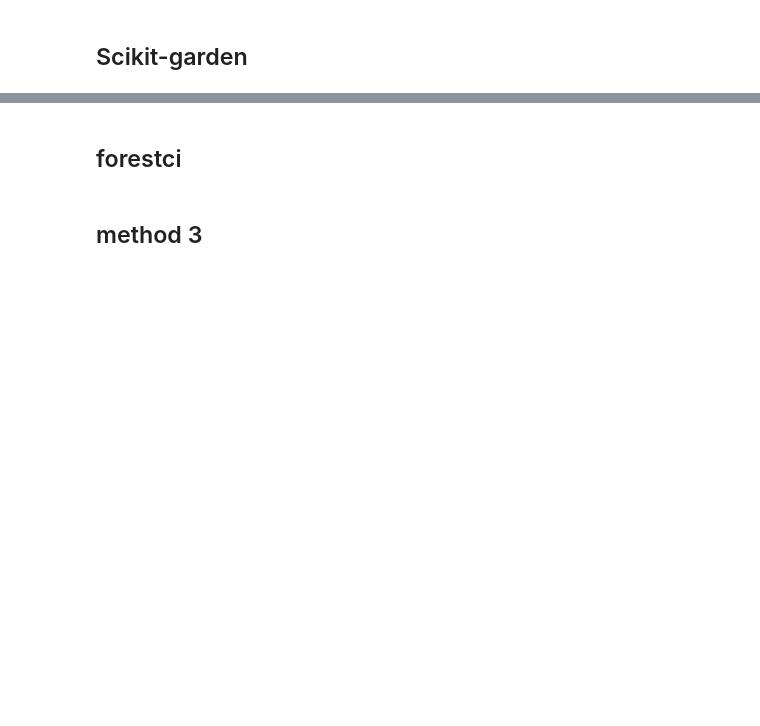
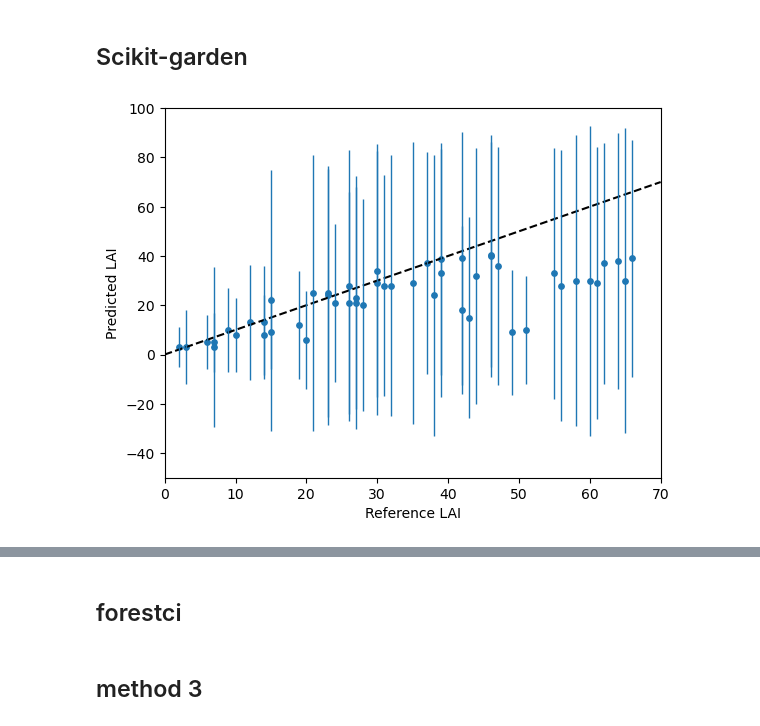
Before and after one commit to watermelonxx/WorkTerm-Winter2023, a Jupyter notebook: Tools/QunatileRegression.ipynb, the cells around one changed output, grey strips where cells are left out. Saved outputs shown, nothing was run; the diff lists cells and outputs as text; code cells hidden in the pictures; blank space fills up the shorter version.

```diff
--- a/Tools/QunatileRegression.ipynb
+++ b/Tools/QunatileRegression.ipynb
@@ -49,24 +54,35 @@ y_true_all = []
 lower = []
 upper = []
 
-for train_index, test_index in kf.split(X):
-    X_train, X_test, y_train, y_test = (
-        X[train_index], X[test_index], y[train_index], y[test_index])
 
-    rfqr.set_params(max_features=X_train.shape[1] // 3)
-    rfqr.fit(X_train, y_train)
-    y_true_all = np.concatenate((y_true_all, y_test))
-    upper = np.concatenate((upper, rfqr.predict(X_test, quantile=98.5)))
-    lower = np.concatenate((lower, rfqr.predict(X_test, quantile=2.5)))
+rfqr.set_params(max_features=X_train.shape[1] // 3)
+rfqr.fit(X_train, y_train)
+upper = rfqr.predict(X_test, quantile=98.5)
+lower = rfqr.predict(X_test, quantile=2.5)
+y_hat = rfqr.predict(X_test, quantile=50)
 
-interval = upper - lower
-sort_ind = np.argsort(interval)
-y_true_all = y_true_all[sort_ind]
-upper = upper[sort_ind]
-lower = lower[sort_ind]
-mean = (upper + lower) / 2
+# interval = upper - lower
+# sort_ind = np.argsort(interval)
+# y_true_all = y_true_all[sort_ind]
+# upper = upper[sort_ind]
+# lower = lower[sort_ind]
+# mean = (upper + lower) / 2
 
-# Center such that the mean of the prediction interval is at 0.0
-y_true_all -= mean
-upper -= mean
-lower -= mean
+# # Center such that the mean of the prediction interval is at 0.0
+# y_true_all -= mean
+# upper -= mean
+# lower -= mean
+# %%
+plt.scatter(y_test, y_hat, s=15)
+plt.plot([0, 70], [0, 70], 'k--')
+plt.errorbar(y_test, y_hat, yerr=np.subtract(upper, lower), ls='None', lw=1)
+# plt.fill_between(
+#     np.arange(len(upper)), lower, upper, alpha=0.2, color="r",
+#     label="Pred. interval")
+plt.xlabel("Reference LAI")
+plt.ylabel("Predicted LAI")
+plt.xlim([0, 70])
+plt.ylim([-50, 100])
+plt.show()
+# %% [output]
+[figure, added]
```
Also changed, not shown: parts of 9 cells of this notebook.
